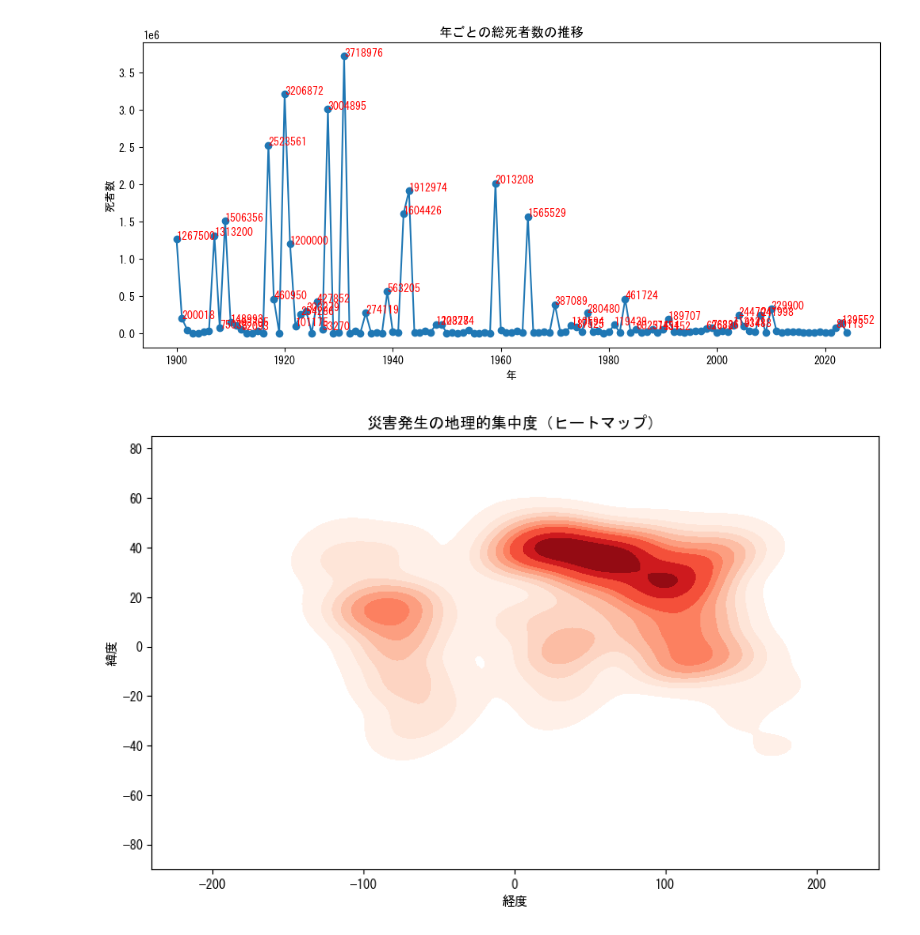
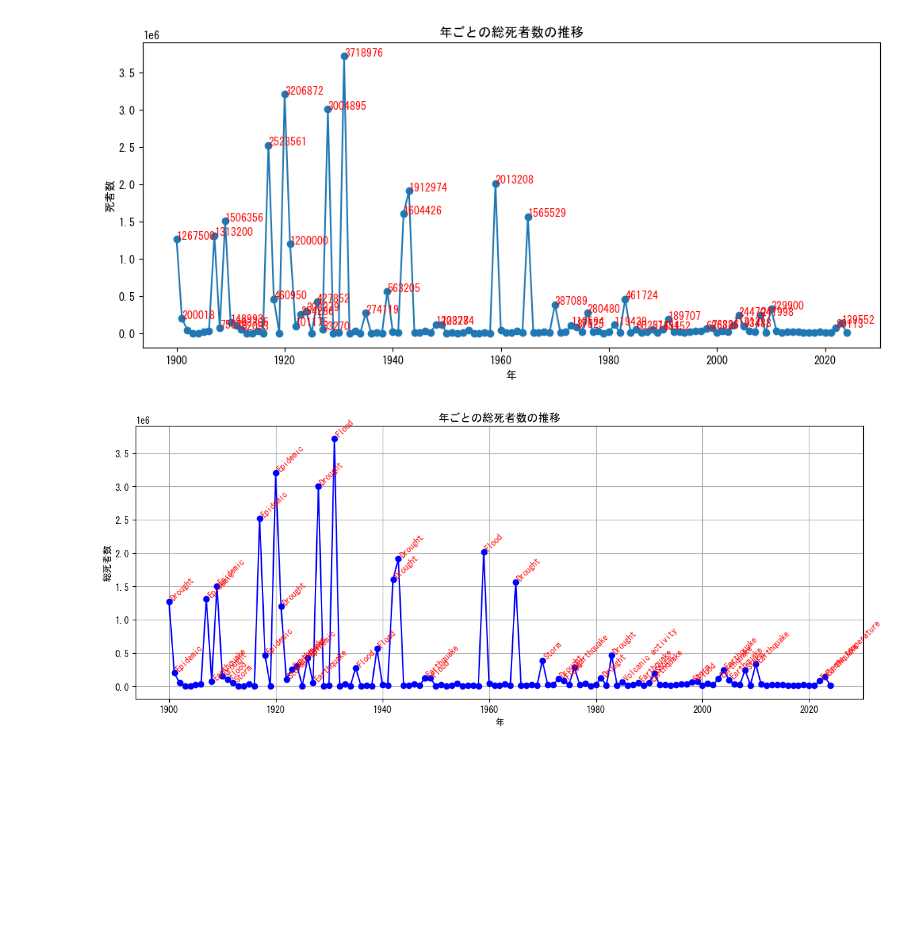
Before and after one commit to awano-kakeru/me, a Jupyter notebook: Week9/disaster challenge.ipynb, the cells around one changed output. Drawn from its saved outputs; the diff is of its cells as text; code cells hidden in the pictures; blank space fills up the shorter version.

```diff
--- a/Week9/disaster challenge.ipynb
+++ b/Week9/disaster challenge.ipynb
@@ -368,14 +297,36 @@ for year, deaths in year_deaths.items():
 plt.show()
 # %% [output]
 [figure]
-# %%
-import seaborn as sns
-
-plt.figure(figsize=(10,6))
-sns.kdeplot(x=df["Longitude"], y=df["Latitude"], fill=True, cmap="Reds")
-plt.title("災害発生の地理的集中度（ヒートマップ）")
-plt.xlabel("経度")
-plt.ylabel("緯度")
-plt.show()
-# %% [output]
-[figure, removed]
+# %%
+import pandas as pd
+import matplotlib.pyplot as plt
+plt.rcParams['font.family'] = 'MS Gothic'
+
+# データ読み込み
+df = pd.read_csv("emdat.csv")
+df_deaths = df[df["Total Deaths"].notnull()]
+
+# 年ごとの総死者数を集計
+year_deaths = df_deaths.groupby("Start Year")["Total Deaths"].sum()
+
+plt.figure(figsize=(12,5))
+plt.plot(year_deaths.index, year_deaths.values, marker='o', color='blue')
+plt.title("年ごとの総死者数の推移")
+plt.xlabel("年")
+plt.ylabel("総死者数")
+plt.grid(True)
+
+# ▼ 死者数が大きい災害に名前ラベルを追加
+threshold = 50000  # 任意の閾値（例：5万人以上）
+for year in year_deaths.index:
+    total = year_deaths[year]
+    if total >= threshold:
+        # その年で最も死者数の多い災害名を取得
+        top_disaster = df_deaths[df_deaths["Start Year"] == year].sort_values("Total Deaths", ascending=False).iloc[0]
+        disaster_name = top_disaster["Disaster Type"]
+        plt.text(year, total, disaster_name, color='red', fontsize=9, rotation=45, ha='left', va='bottom')
+
+plt.tight_layout()
+plt.show()
+# %% [output]
+[figure, added]
```
Also changed, not shown: parts of 10 cells of this notebook.
